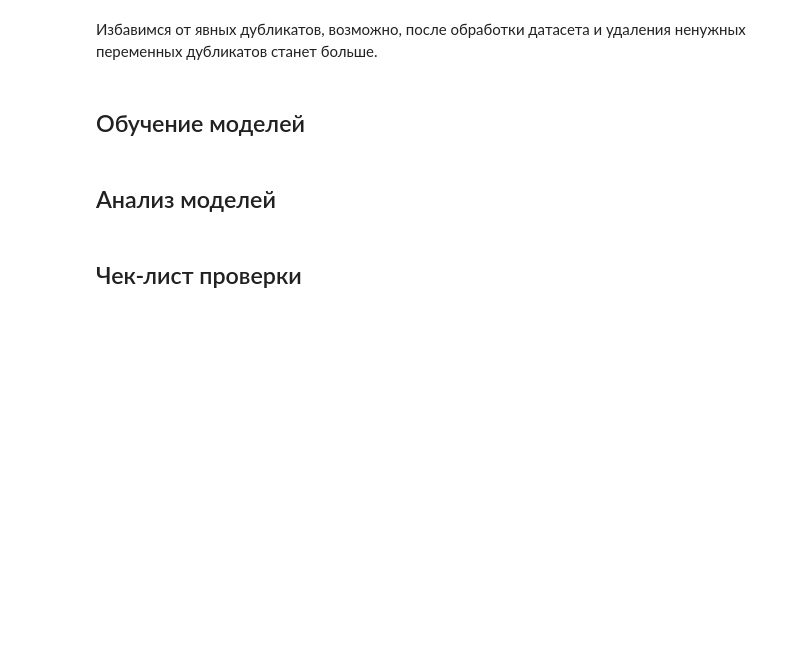
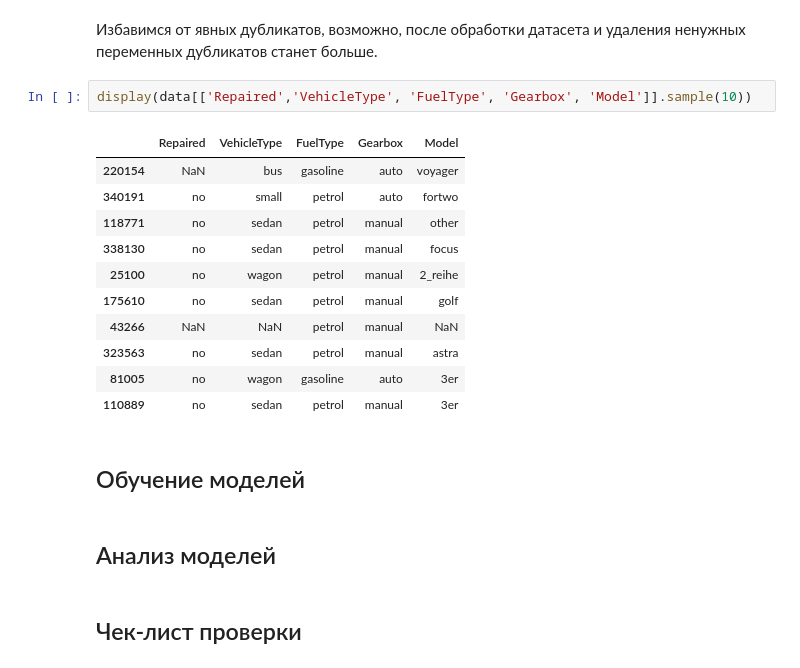
Before and after one commit to EPrutskoy/Car-Service-Yndex-Project, a Jupyter notebook: c71922ff-725e-49ec-bb47-35977b79edc9.ipynb, the cells around one changed output. Cells and saved outputs as stored; diff of their text form; blank space fills up the shorter version.

```diff
--- a/c71922ff-725e-49ec-bb47-35977b79edc9.ipynb
+++ b/c71922ff-725e-49ec-bb47-35977b79edc9.ipynb
@@ -187,5 +190,19 @@ Model        19705     5.56
 # %% [markdown]
 Избавимся от явных дубликатов, возможно, после обработки датасета и удаления ненужных переменных дубликатов станет больше.
+# %%
+display(data[['Repaired','VehicleType', 'FuelType', 'Gearbox', 'Model']].sample(10))
+# %% [output]
+|  | Repaired | VehicleType | FuelType | Gearbox | Model |
+| 220154 | NaN | bus | gasoline | auto | voyager |
+| 340191 | no | small | petrol | auto | fortwo |
+| 118771 | no | sedan | petrol | manual | other |
+| 338130 | no | sedan | petrol | manual | focus |
+| 25100 | no | wagon | petrol | manual | 2_reihe |
+| 175610 | no | sedan | petrol | manual | golf |
+| 43266 | NaN | NaN | petrol | manual | NaN |
+| 323563 | no | sedan | petrol | manual | astra |
+| 81005 | no | wagon | gasoline | auto | 3er |
+| 110889 | no | sedan | petrol | manual | 3er |
 # %% [markdown]
 ## Обучение моделей
 # %% [markdown]
```
Also changed, not shown: parts of 4 cells of this notebook.
